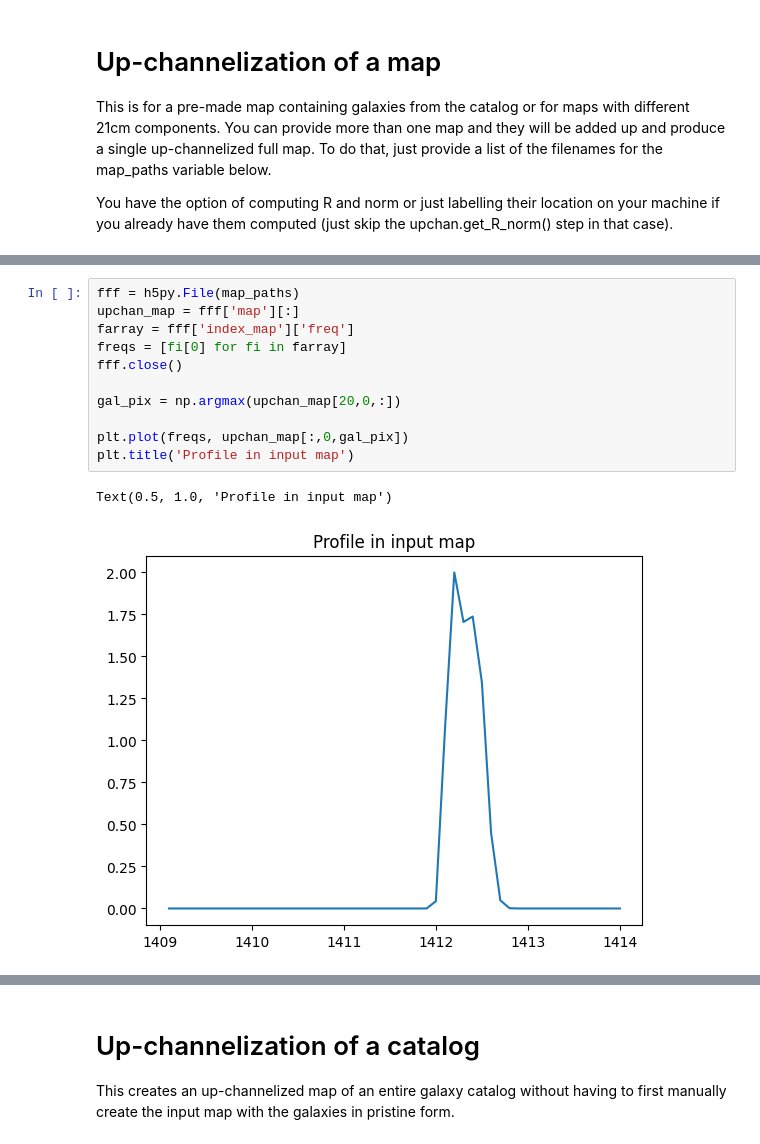
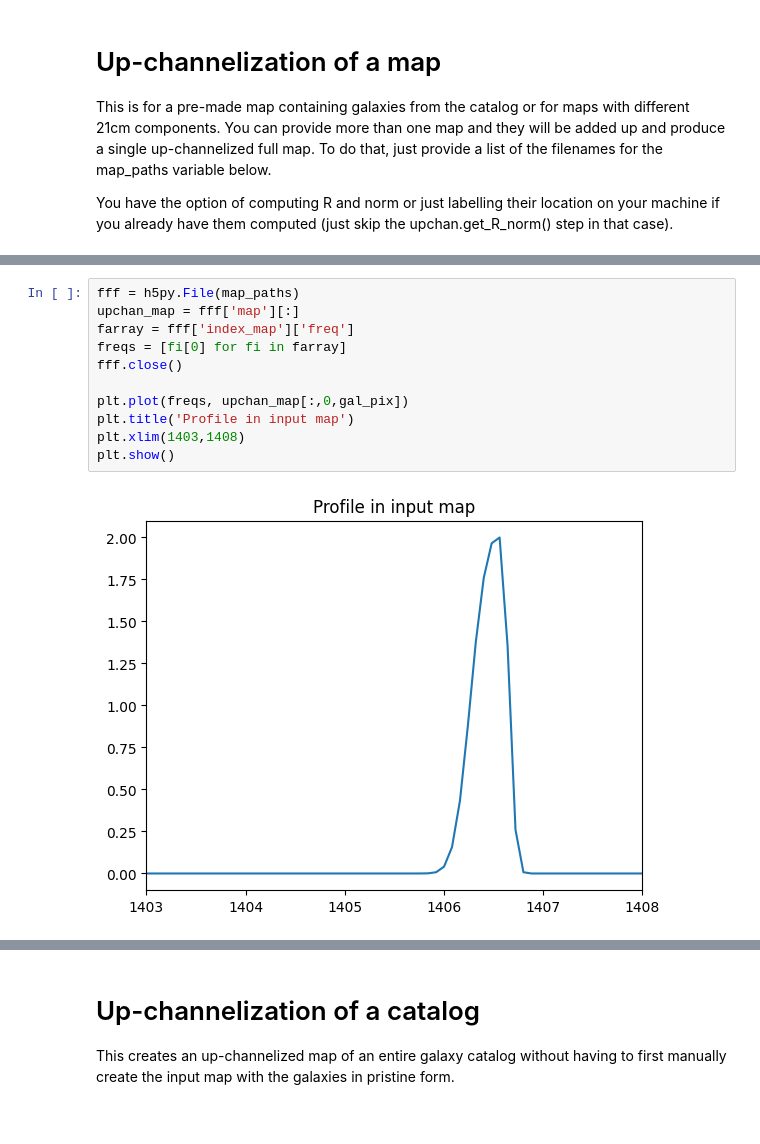
Before and after one commit to rebeccaceppas/H_GASP, a Jupyter notebook: tutorials/upchannelization.ipynb, the cells around one changed output, grey strips where cells are left out. Saved outputs shown, nothing was run; the diff lists cells and outputs as text.

```diff
--- a/tutorials/upchannelization.ipynb
+++ b/tutorials/upchannelization.ipynb
@@ -59,14 +80,13 @@ Channelized map saved at ./upchan/upchan_map.h5
 # %%
 fff = h5py.File(map_paths)
 upchan_map = fff['map'][:]
 farray = fff['index_map']['freq']
 freqs = [fi[0] for fi in farray]
 fff.close()
 
-gal_pix = np.argmax(upchan_map[20,0,:])
-
 plt.plot(freqs, upchan_map[:,0,gal_pix])
 plt.title('Profile in input map')
+plt.xlim(1403,1408)
+plt.show()
 # %% [output]
-Text(0.5, 1.0, 'Profile in input map')
-[figure, old version]
+[figure, new version]
```
Also changed, not shown: parts of 9 cells of this notebook, 1 other file.
